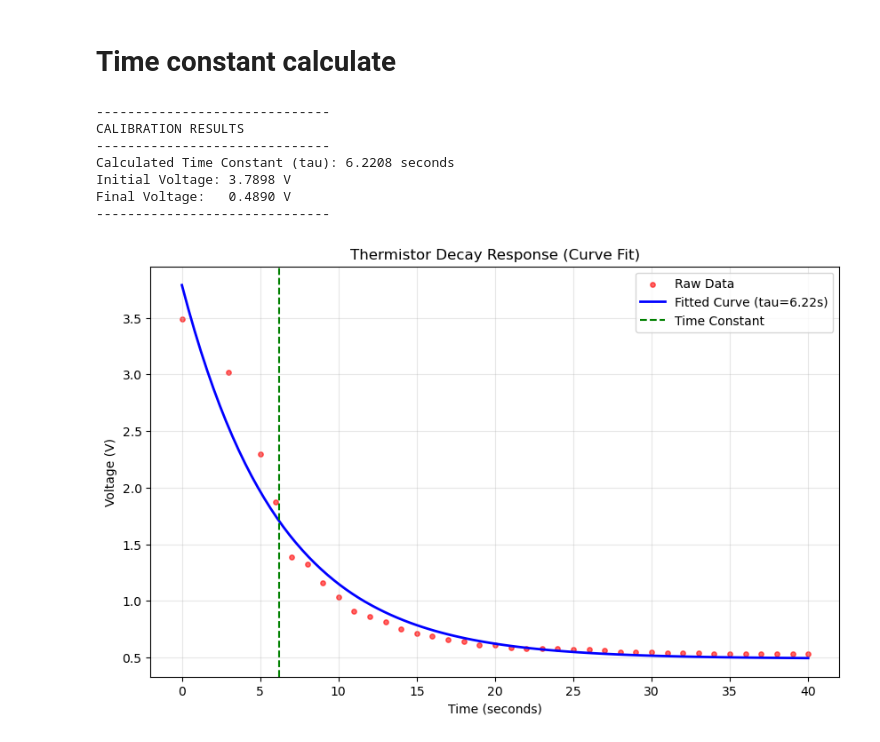
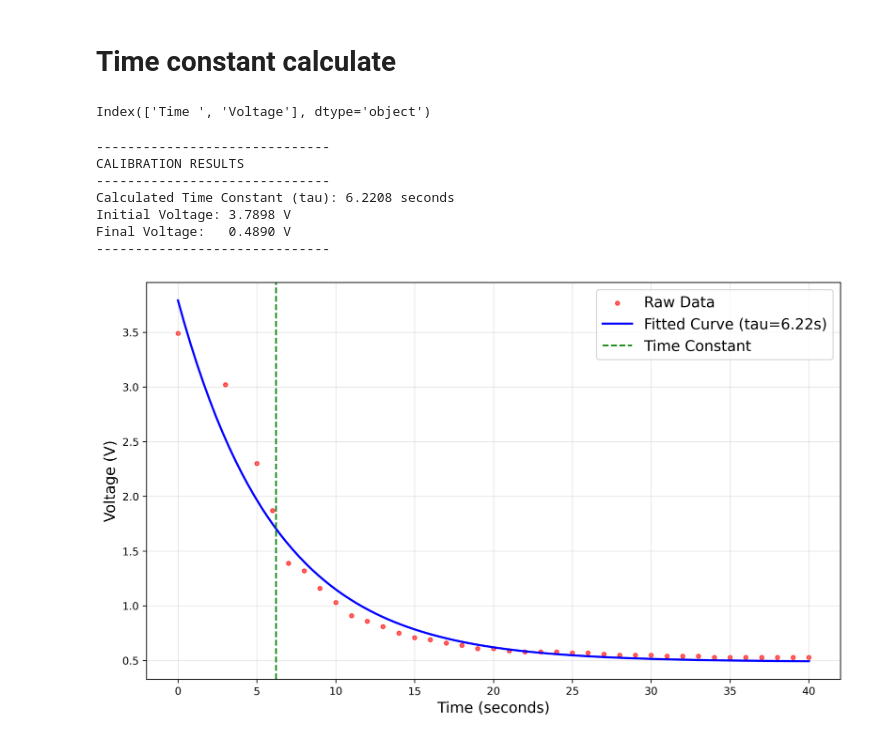
Before and after one commit to RaDilsara/Thermistor_Calibration_Data_Analysis, a Jupyter notebook: Thermistor Calibration(1).ipynb, the cells around one changed output. Cells and saved outputs as stored; diff of their text form; code cells hidden in the pictures.

```diff
--- a/Thermistor Calibration(1).ipynb
+++ b/Thermistor Calibration(1).ipynb
@@ -234,21 +302,26 @@ Tem_prediction(6100)
 310.25208400031715
 # %% [markdown]
 # Time constant calculate
+# %%
+import pandas as pd
+import numpy as np
+import matplotlib.pyplot as plt
+from scipy.optimize import curve_fit
+
+# ==========================================
+# 1. Load Your Data
+# ==========================================
+# Replace 'transient_data.csv' with your actual file name
+# Ensure columns are named 'Time' and 'Voltage'
+df = pd.read_csv('data_t.csv')
+df.columns
+# %% [output]
+Index(['Time ', 'Voltage'], dtype='object')
 # %%
 
-import pandas as pd
-import numpy as np
-import matplotlib.pyplot as plt
-from scipy.optimize import curve_fit
 
-# ==========================================
-# 1. Load Your Data
-# ==========================================
-# Replace 'transient_data.csv' with your actual file name
-# Ensure columns are named 'Time' and 'Voltage'
-df = pd.read_excel('/home/ragitha/Desktop/data_t.xlsx')
-t_data = df['time'].values
-v_data = df['voltage'].values
+t_data = df['Time '].values
+v_data = df['Voltage'].values
 
 
 # ==========================================
@@ -287,37 +360,40 @@ try:
     t_fit = np.linspace(min(t_data), max(t_data), 100)
     v_fit = decay_model(t_fit, *popt)
 
-    plt.figure(figsize=(10, 6))
+    plt.figure(figsize=(10, 6),dpi=300)
 
     # Plot Raw Data
     plt.scatter(t_data, v_data, color='red', label='Raw Data', s=15, alpha=0.6)
 
     # Plot Fitted Curve
     plt.plot(t_fit, v_fit, color='blue', linewidth=2, label=f'Fitted Curve (tau={tau_calc:.2f}s)')
 
     # Mark the Time Constant location on the graph
     # For decay, tau is where voltage drops to ~36.8% of the step
     plt.axvline(x=tau_calc, color='green', linestyle='--', label='Time Constant')
 
-    plt.xlabel('Time (seconds)')
-    plt.ylabel('Voltage (V)')
-    plt.title('Thermistor Decay Response (Curve Fit)')
-    plt.legend()
+    plt.xlabel('Time (seconds)',fontsize=14)
+    plt.ylabel('Voltage (V)',fontsize=14)
+
+    plt.legend(fontsize=14)
+    plt.tight_layout()
     plt.grid(True, alpha=0.3)
 
     # Save the plot if needed
     # plt.savefig('calibration_curve.png')
+    plt.savefig('my.png', dpi=300, bbox_inches='tight')
     plt.show()
+
 
 except Exception as e:
     print(f"Error calculating fit: {e}")
     print("Check if your data contains NaN values or if the CSV path is correct.")
 # %% [output]
 ------------------------------
 CALIBRATION RESULTS
 ------------------------------
 Calculated Time Constant (tau): 6.2208 seconds
 Initial Voltage: 3.7898 V
 Final Voltage:   0.4890 V
 ------------------------------
-[figure, old version]
+[figure, new version]
```
Also changed, not shown: parts of 6 cells of this notebook.
